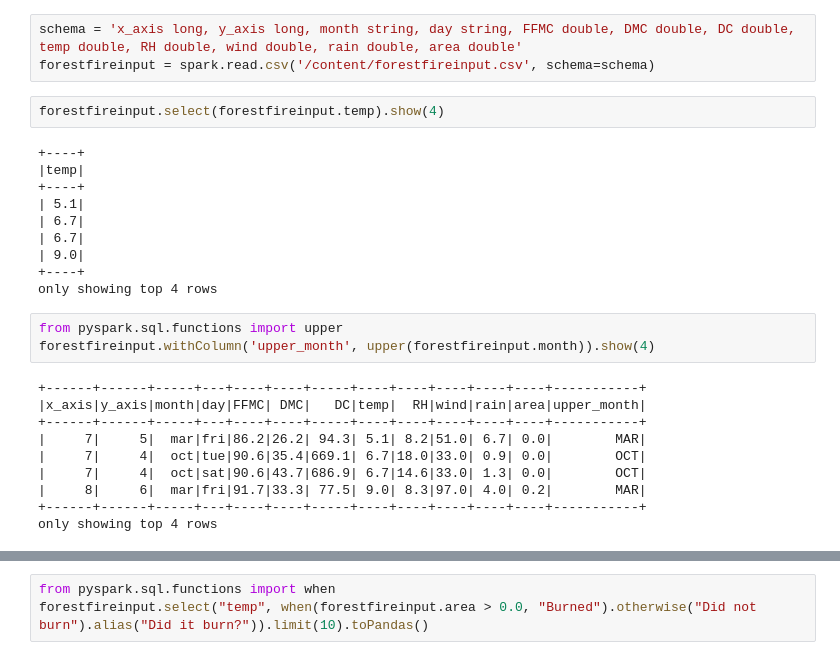
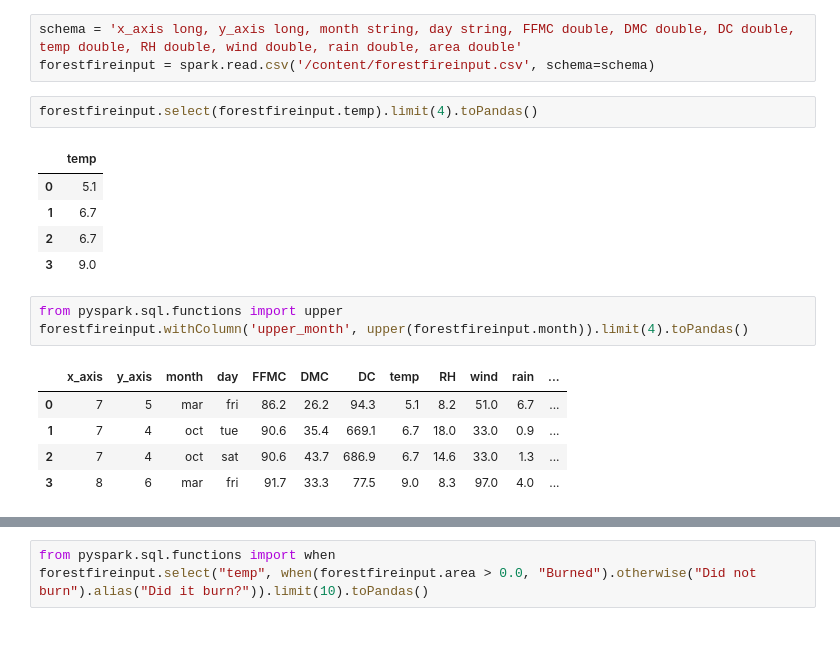
Before and after one commit to ja8an/big-data, a Jupyter notebook: SparkSQL.ipynb, the cells around one changed output, grey strips where cells are left out. Drawn from its saved outputs; the diff is of its cells as text.

```diff
--- a/SparkSQL.ipynb
+++ b/SparkSQL.ipynb
@@ -38,28 +38,20 @@ estfireinput.csv    100%[===================>]  24.83K  --.-KB/s    in 0.002s
 schema = 'x_axis long, y_axis long, month string, day string, FFMC double, DMC double, DC double, temp double, RH double, wind double, rain double, area double'
 forestfireinput = spark.read.csv('/content/forestfireinput.csv', schema=schema)
 # %%
-forestfireinput.select(forestfireinput.temp).show(4)
+forestfireinput.select(forestfireinput.temp).limit(4).toPandas()
 # %% [output]
-+----+
-|temp|
-+----+
-| 5.1|
-| 6.7|
-| 6.7|
-| 9.0|
-+----+
-only showing top 4 rows
+|  | temp |
+| 0 | 5.1 |
+| 1 | 6.7 |
+| 2 | 6.7 |
+| 3 | 9.0 |
 # %%
 from pyspark.sql.functions import upper
-forestfireinput.withColumn('upper_month', upper(forestfireinput.month)).show(4)
+forestfireinput.withColumn('upper_month', upper(forestfireinput.month)).limit(4).toPandas()
 # %% [output]
-+------+------+-----+---+----+----+-----+----+----+----+----+----+-----------+
-|x_axis|y_axis|month|day|FFMC| DMC|   DC|temp|  RH|wind|rain|area|upper_month|
-+------+------+-----+---+----+----+-----+----+----+----+----+----+-----------+
-|     7|     5|  mar|fri|86.2|26.2| 94.3| 5.1| 8.2|51.0| 6.7| 0.0|        MAR|
-|     7|     4|  oct|tue|90.6|35.4|669.1| 6.7|18.0|33.0| 0.9| 0.0|        OCT|
-|     7|     4|  oct|sat|90.6|43.7|686.9| 6.7|14.6|33.0| 1.3| 0.0|        OCT|
-|     8|     6|  mar|fri|91.7|33.3| 77.5| 9.0| 8.3|97.0| 4.0| 0.2|        MAR|
-+------+------+-----+---+----+----+-----+----+----+----+----+----+-----------+
-only showing top 4 rows
+|  | x_axis | y_axis | month | day | FFMC | DMC | DC | temp | RH | wind | rain | ... |
+| 0 | 7 | 5 | mar | fri | 86.2 | 26.2 | 94.3 | 5.1 | 8.2 | 51.0 | 6.7 | ... |
+| 1 | 7 | 4 | oct | tue | 90.6 | 35.4 | 669.1 | 6.7 | 18.0 | 33.0 | 0.9 | ... |
+| 2 | 7 | 4 | oct | sat | 90.6 | 43.7 | 686.9 | 6.7 | 14.6 | 33.0 | 1.3 | ... |
+| 3 | 8 | 6 | mar | fri | 91.7 | 33.3 | 77.5 | 9.0 | 8.3 | 97.0 | 4.0 | ... |
 # %%
```
Also changed, not shown: parts of 5 cells of this notebook.
